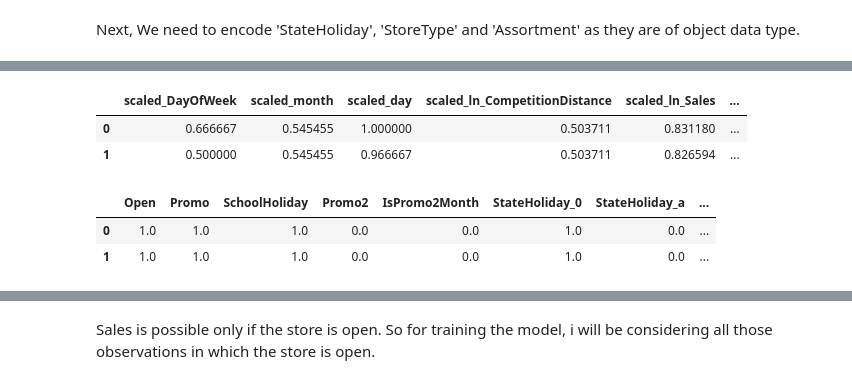
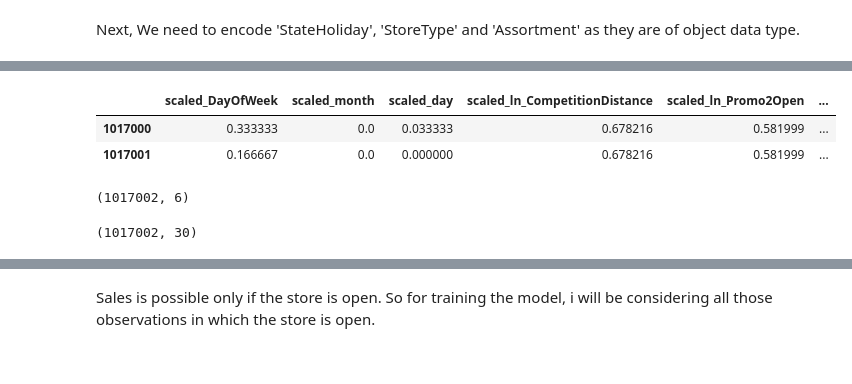
Before and after one commit to priyaregit/Rossmann-Sales-Prediction_Regression_Capstone-Project, a Jupyter notebook: Rossmann_Sales_Prediction_Capstone_Project_2_Supriya.ipynb, the cells around one changed output, grey strips where cells are left out. Drawn from its saved outputs; the diff is of its cells as text; code cells hidden in the pictures.

```diff
--- a/Rossmann_Sales_Prediction_Capstone_Project_2_Supriya.ipynb
+++ b/Rossmann_Sales_Prediction_Capstone_Project_2_Supriya.ipynb
@@ -741,0 +753,2 @@ numeric.shape
+# %%
+store['ln_CompetitionOpen'] = store['CompetitionOpen'].map(lambda x : np.log(x) if x != 0 else 0)
@@ -741,0 +764,2 @@ numeric.shape
+# %%
+store.drop(columns=['Promo2open','CompetitionOpen'], inplace = True)
@@ -741,0 +776,2 @@ numeric.shape
+# %%
+store = store.reset_index()
@@ -741,0 +805,3 @@ numeric.shape
+# %%
+numeric = store[['DayOfWeek','month','day','ln_CompetitionDistance','ln_Promo2Open','ln_CompetitionOpen']]
+numeric.shape
@@ -748,8 +816,8 @@ Index(['DayOfWeek', 'month', 'day', 'ln_CompetitionDistance', 'ln_Sales',
 # %%
 new_df = MinMaxScaler().fit_transform(numeric)
 new_df = pd.DataFrame(new_df, columns = 'scaled_' + numeric.columns)
-new_df.head(2)
+new_df.tail(2)
 # %% [output]
-|  | scaled_DayOfWeek | scaled_month | scaled_day | scaled_ln_CompetitionDistance | scaled_ln_Sales | ... |
-| 0 | 0.666667 | 0.545455 | 1.000000 | 0.503711 | 0.831180 | ... |
-| 1 | 0.500000 | 0.545455 | 0.966667 | 0.503711 | 0.826594 | ... |
+|  | scaled_DayOfWeek | scaled_month | scaled_day | scaled_ln_CompetitionDistance | scaled_ln_Promo2Open | ... |
+| 1017000 | 0.333333 | 0.0 | 0.033333 | 0.678216 | 0.581999 | ... |
+| 1017001 | 0.166667 | 0.0 | 0.000000 | 0.678216 | 0.581999 | ... |
@@ -759,6 +824,4 @@ df2.drop(columns = ['DayOfWeek','month','day','ln_CompetitionDistance','ln_Sales
-# %%
-df2.head(2)
-# %% [output]
-|  | Open | Promo | SchoolHoliday | Promo2 | IsPromo2Month | StateHoliday_0 | StateHoliday_a | ... |
-| 0 | 1.0 | 1.0 | 1.0 | 0.0 | 0.0 | 1.0 | 0.0 | ... |
-| 1 | 1.0 | 1.0 | 1.0 | 0.0 | 0.0 | 1.0 | 0.0 | ... |
+# %%
+new_df.shape
+# %% [output]
+(1017002, 6)
@@ -764,0 +830,4 @@ df2.head(2)
+# %%
+me.shape
+# %% [output]
+(1017002, 30)
```
Also changed, not shown: parts of 117 cells of this notebook.
